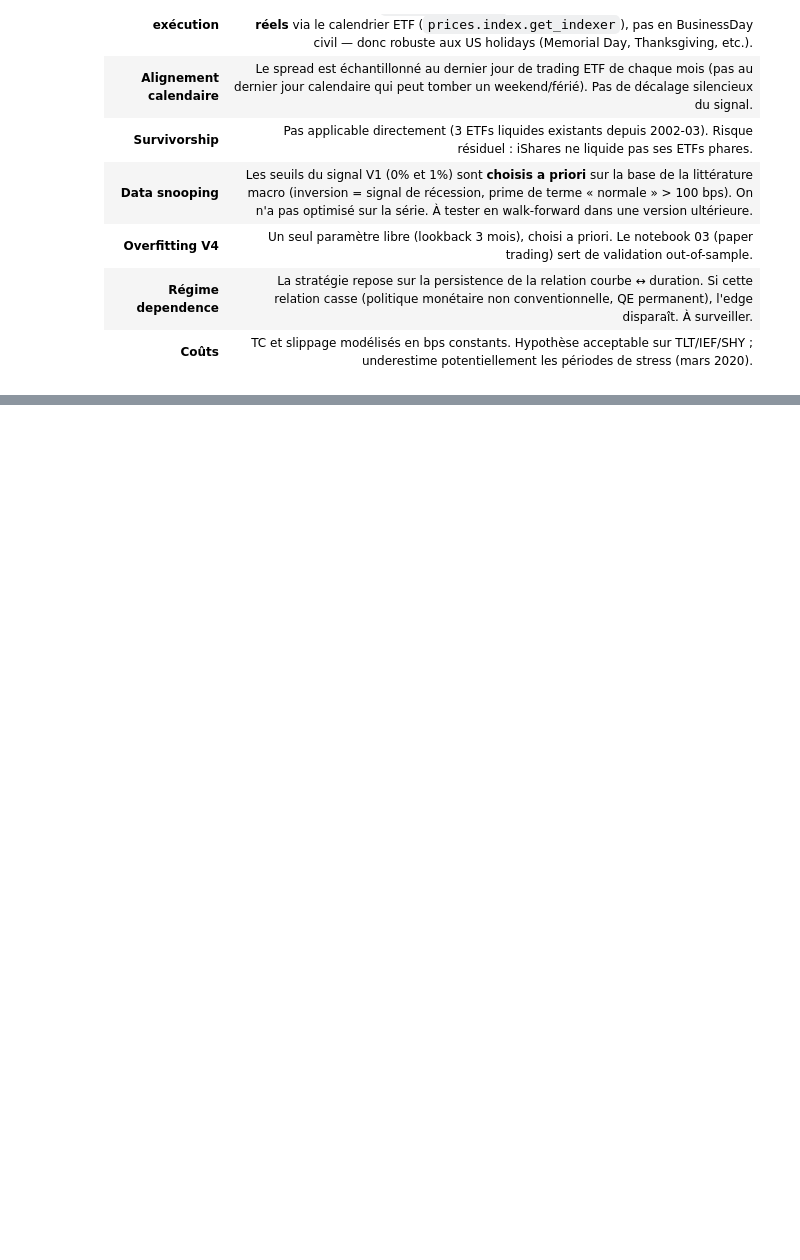
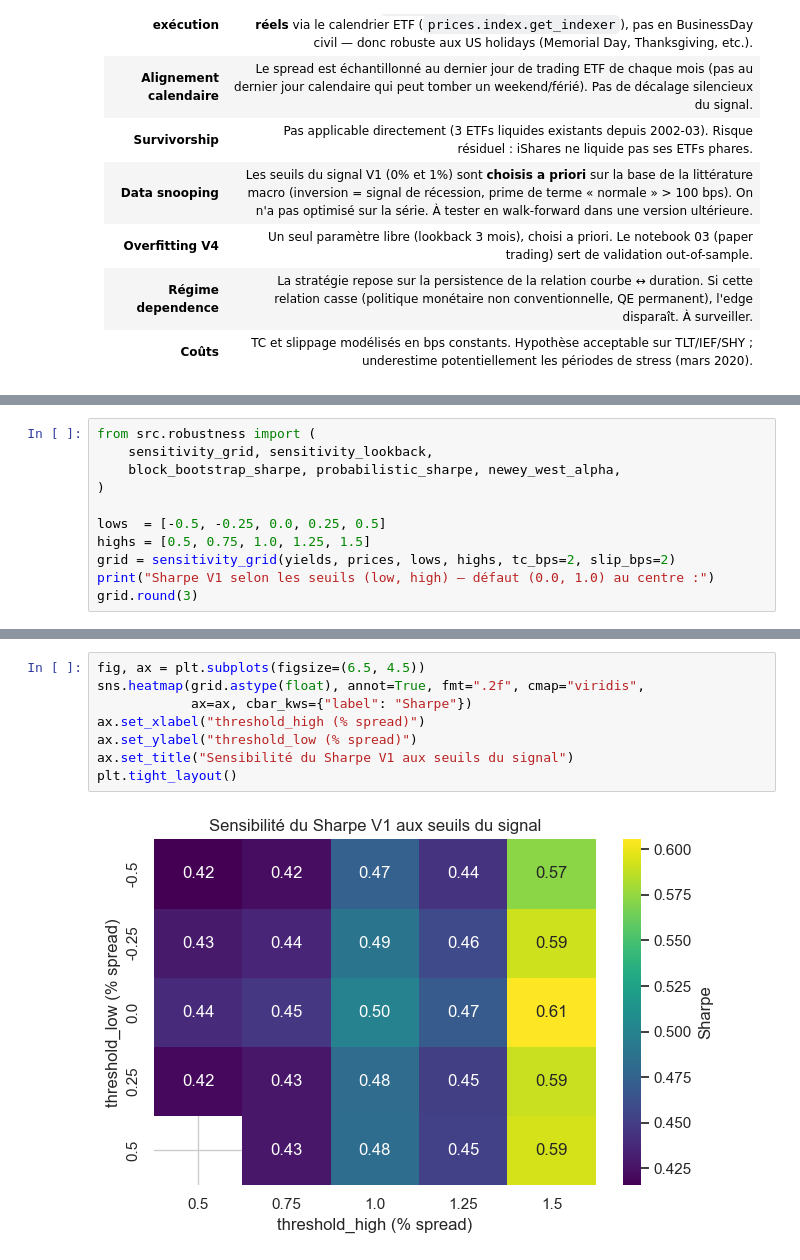
Before and after one commit to jbouniol/financial-engineering-lbo, a Jupyter notebook: notebooks/02_backtest_and_strategy.ipynb, the cells around one changed output, grey strips where cells are left out. Saved outputs shown, nothing was run; the diff lists cells and outputs as text; blank space fills up the shorter version.

```diff
--- a/notebooks/02_backtest_and_strategy.ipynb
+++ b/notebooks/02_backtest_and_strategy.ipynb
@@ -309,0 +319,11 @@ plt.tight_layout()
+# %%
+from src.robustness import (
+    sensitivity_grid, sensitivity_lookback,
+    block_bootstrap_sharpe, probabilistic_sharpe, newey_west_alpha,
+)
+
+lows  = [-0.5, -0.25, 0.0, 0.25, 0.5]
+highs = [0.5, 0.75, 1.0, 1.25, 1.5]
+grid = sensitivity_grid(yields, prices, lows, highs, tc_bps=2, slip_bps=2)
+print("Sharpe V1 selon les seuils (low, high) — défaut (0.0, 1.0) au centre :")
+grid.round(3)
@@ -309,0 +338,10 @@ plt.tight_layout()
+# %%
+fig, ax = plt.subplots(figsize=(6.5, 4.5))
+sns.heatmap(grid.astype(float), annot=True, fmt=".2f", cmap="viridis",
+            ax=ax, cbar_kws={"label": "Sharpe"})
+ax.set_xlabel("threshold_high (% spread)")
+ax.set_ylabel("threshold_low (% spread)")
+ax.set_title("Sensibilité du Sharpe V1 aux seuils du signal")
+plt.tight_layout()
+# %% [output]
+[figure, added]
```
Also changed, not shown: parts of 6 cells of this notebook, 3 other files.
